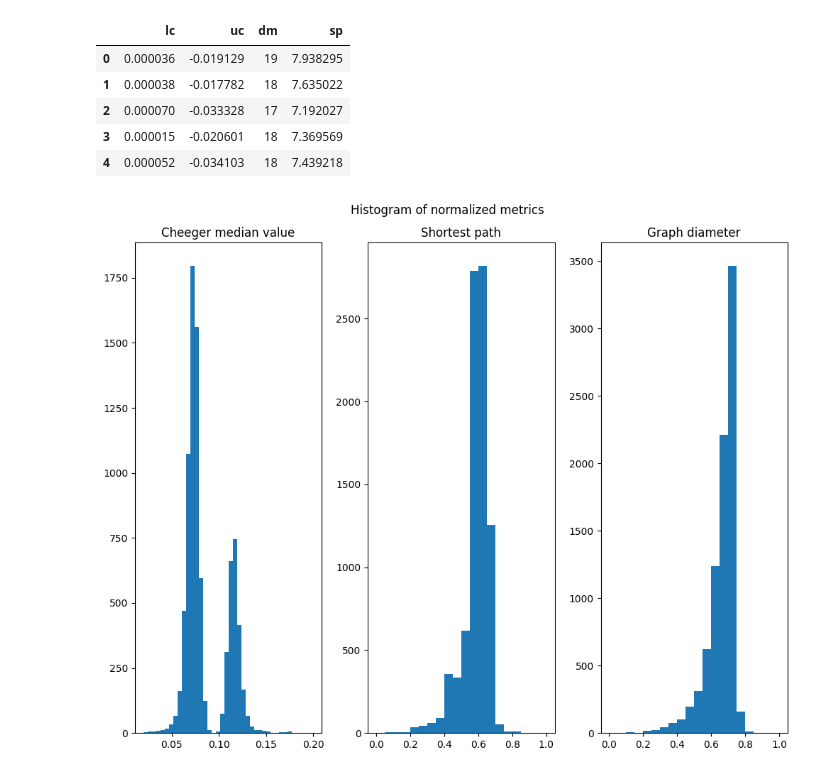
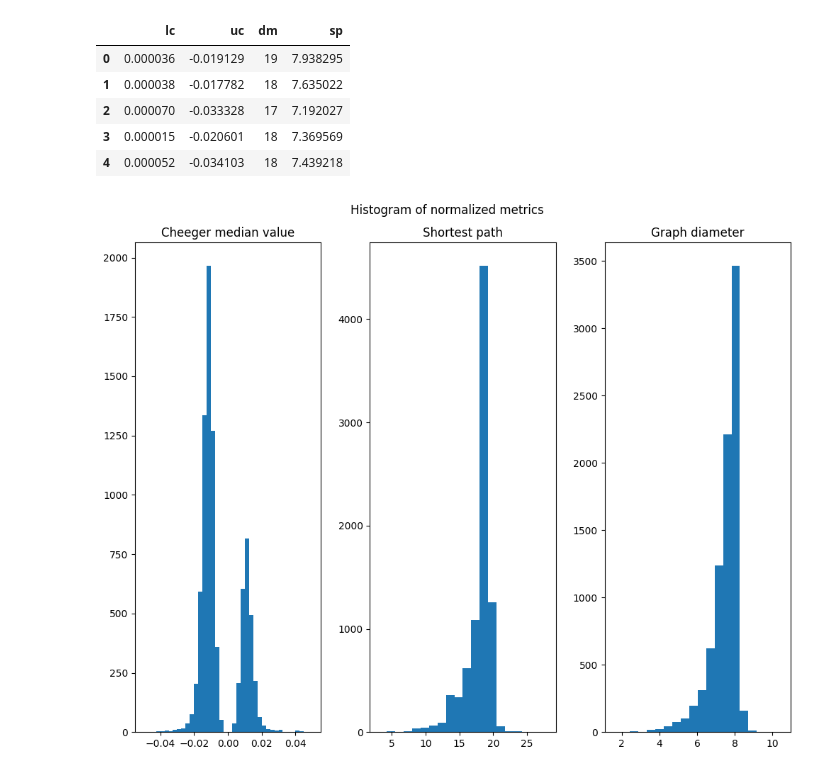
Before and after one commit to amityaharoni/dl2-analyse_graphs, a Jupyter notebook: analyse_graphs.ipynb, the cells around one changed output. Drawn from its saved outputs; the diff is of its cells as text; code cells hidden in the pictures.

```diff
--- a/analyse_graphs.ipynb
+++ b/analyse_graphs.ipynb
@@ -61,26 +61,26 @@ graph_diameter_smooth = np.convolve(graph_diameter, np.ones(window_size) / windo
 # %%
  # Plot a histogram for each metric
 fig, axs = plt.subplots(1, 3, figsize=(10, 8))
 
-axs[0].hist(cheeger_median_norm, bins=40, range=(0.02, 0.2))
+axs[0].hist(cheeger_median, bins=40, range=(-0.05, 0.05))
 axs[0].set_title('Cheeger median value')
 
 # axs[0, 1].hist(cheeger_upper_bound_norm, bins=20)
 # axs[0, 1].set_title('Cheeger upper bound')
 
-axs[1].hist(shortest_path_norm, bins=20)
+axs[1].hist(shortest_path, bins=20)
 axs[1].set_title('Shortest path')
 
-axs[2].hist(graph_diameter_norm, bins=20)
+axs[2].hist(graph_diameter, bins=20)
 axs[2].set_title('Graph diameter')
 
 # Set the overall title for the plot
 fig.suptitle('Histogram of normalized metrics')
 
 # Adjust the spacing between subplots
 fig.tight_layout()
 
 # Show the plot
 plt.show()
 # %% [output]
-[figure, old version]
+[figure, new version]
```
Also changed, not shown: parts of 3 cells of this notebook.
